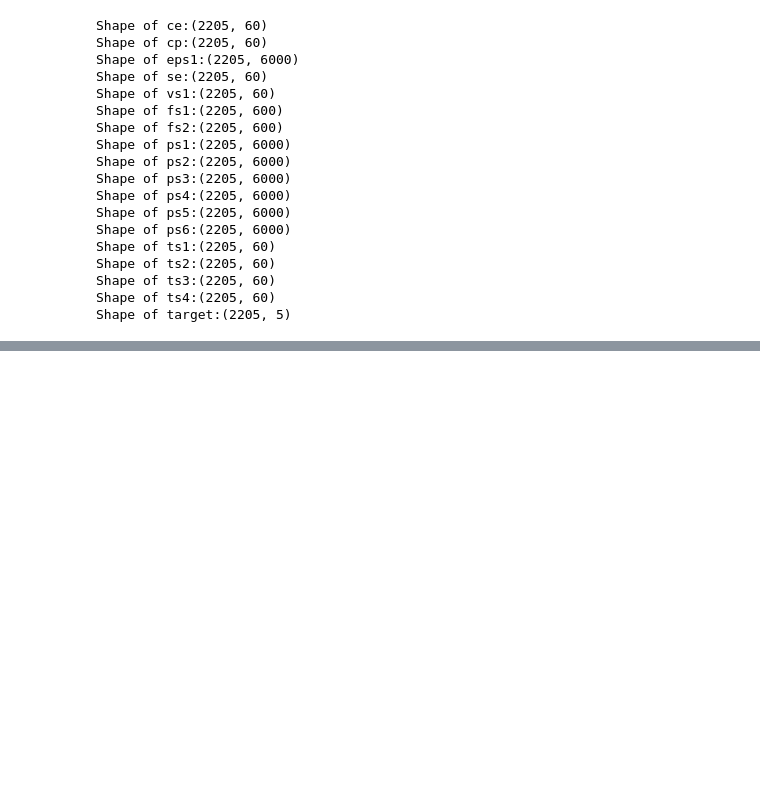
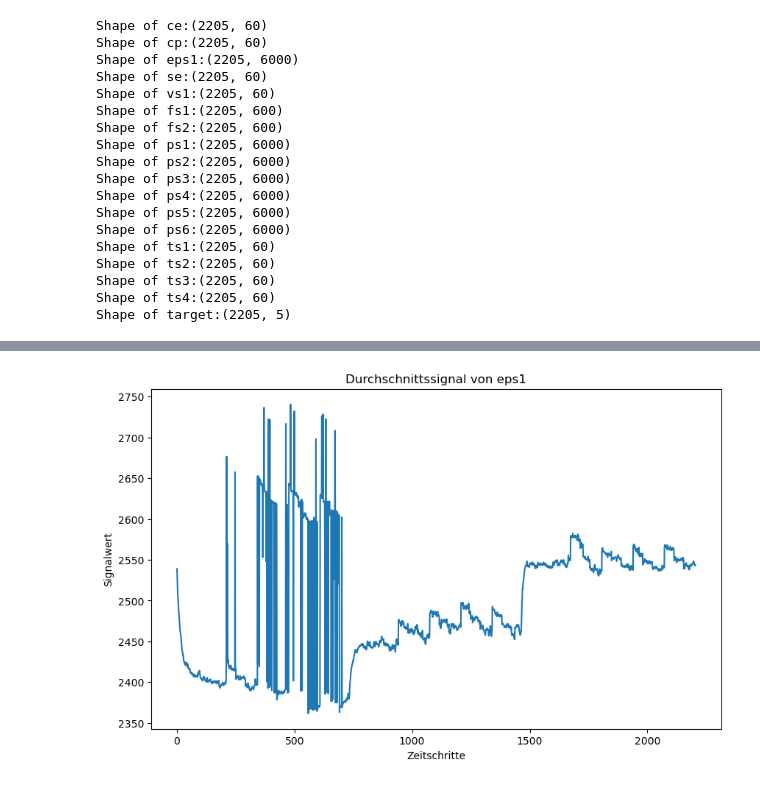
Before and after one commit to danielsaiger1/uni_projects, a Jupyter notebook: python_advanced/final_project/final_project.ipynb, the cells around one changed output, grey strips where cells are left out. Saved outputs shown, nothing was run; the diff lists cells and outputs as text; code cells hidden in the pictures; blank space fills up the shorter version.

```diff
--- a/python_advanced/final_project/final_project.ipynb
+++ b/python_advanced/final_project/final_project.ipynb
@@ -49,0 +89,11 @@ Shape of target:(2205, 5)
+# %%
+#Visualisierung eines Signals mit Durchschnittswert
+mean_signal = np.mean(data["eps1"], axis=1)  # Durchschnitt über alle Spalten
+plt.figure(figsize=(10, 6))
+plt.plot(mean_signal)
+plt.title("Durchschnittssignal von eps1")
+plt.xlabel("Zeitschritte")
+plt.ylabel("Signalwert")
+plt.show()
+# %% [output]
+[figure, added]
```
Also changed, not shown: parts of 5 cells of this notebook.
